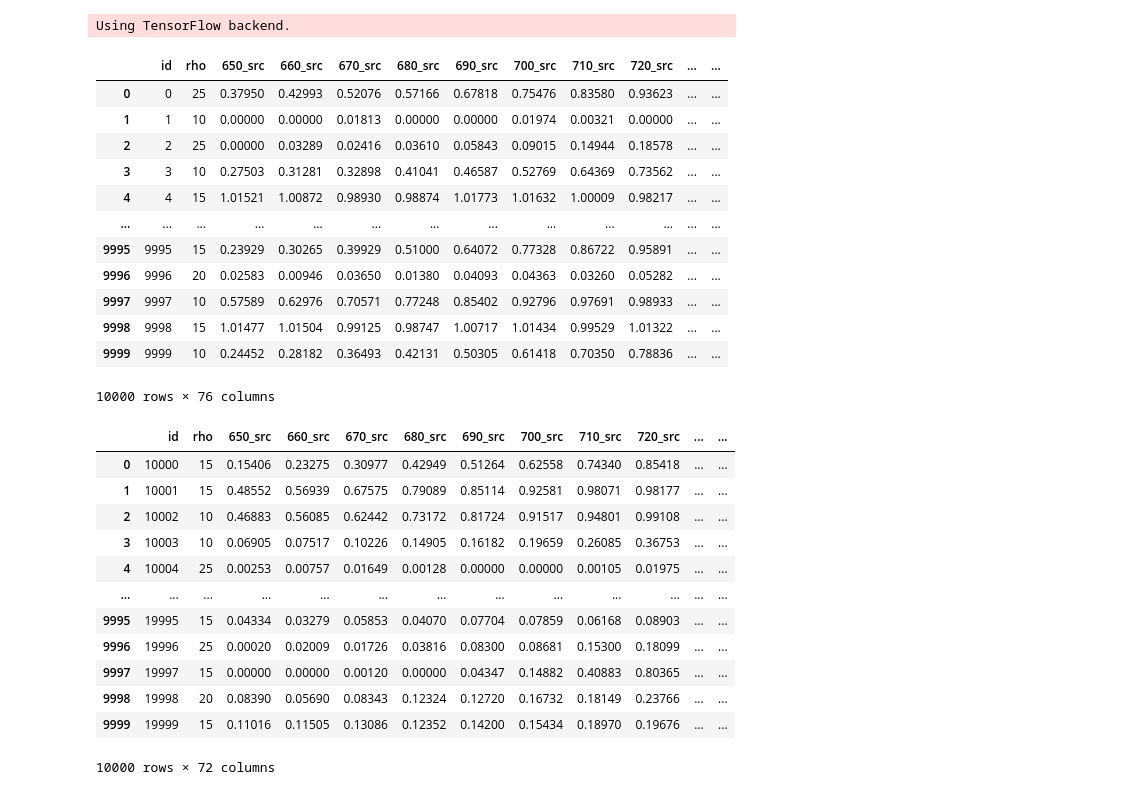
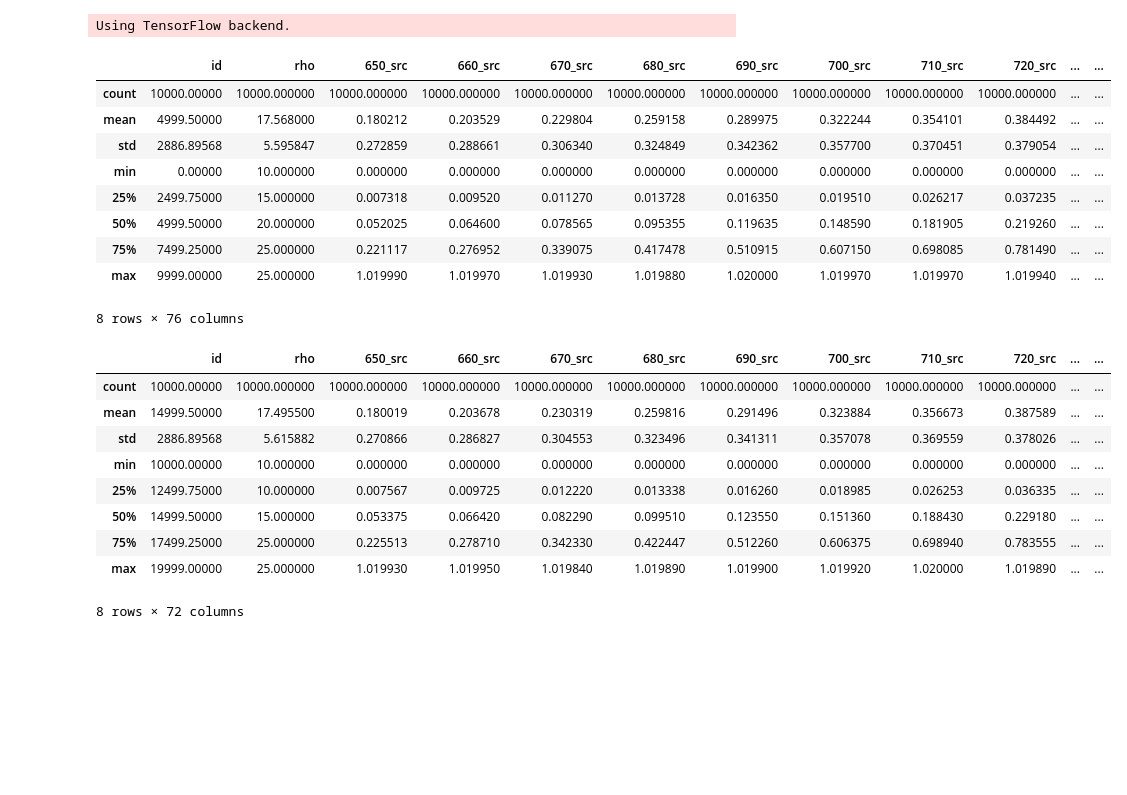
Before and after one commit to GeonhoPyo/LittleForest, a Jupyter notebook: JYH NN.ipynb, the cells around one changed output. Cells and saved outputs as stored; diff of their text form; code cells hidden in the pictures; blank space fills up the shorter version.

```diff
--- a/JYH NN.ipynb
+++ b/JYH NN.ipynb
@@ -32,37 +35,31 @@ filename = 'sample_submission.csv'
 path = PATH_INPUT_DATA + filename
 df_submission = pd.read_csv(path)
 # %%
-df_train
+df_train.describe()
 # %% [output]
 |  | id | rho | 650_src | 660_src | 670_src | 680_src | 690_src | 700_src | 710_src | 720_src | ... | ... |
-| 0 | 0 | 25 | 0.37950 | 0.42993 | 0.52076 | 0.57166 | 0.67818 | 0.75476 | 0.83580 | 0.93623 | ... | ... |
-| 1 | 1 | 10 | 0.00000 | 0.00000 | 0.01813 | 0.00000 | 0.00000 | 0.01974 | 0.00321 | 0.00000 | ... | ... |
-| 2 | 2 | 25 | 0.00000 | 0.03289 | 0.02416 | 0.03610 | 0.05843 | 0.09015 | 0.14944 | 0.18578 | ... | ... |
-| 3 | 3 | 10 | 0.27503 | 0.31281 | 0.32898 | 0.41041 | 0.46587 | 0.52769 | 0.64369 | 0.73562 | ... | ... |
-| 4 | 4 | 15 | 1.01521 | 1.00872 | 0.98930 | 0.98874 | 1.01773 | 1.01632 | 1.00009 | 0.98217 | ... | ... |
-| ... | ... | ... | ... | ... | ... | ... | ... | ... | ... | ... | ... | ... |
-| 9995 | 9995 | 15 | 0.23929 | 0.30265 | 0.39929 | 0.51000 | 0.64072 | 0.77328 | 0.86722 | 0.95891 | ... | ... |
-| 9996 | 9996 | 20 | 0.02583 | 0.00946 | 0.03650 | 0.01380 | 0.04093 | 0.04363 | 0.03260 | 0.05282 | ... | ... |
-| 9997 | 9997 | 10 | 0.57589 | 0.62976 | 0.70571 | 0.77248 | 0.85402 | 0.92796 | 0.97691 | 0.98933 | ... | ... |
-| 9998 | 9998 | 15 | 1.01477 | 1.01504 | 0.99125 | 0.98747 | 1.00717 | 1.01434 | 0.99529 | 1.01322 | ... | ... |
-| 9999 | 9999 | 10 | 0.24452 | 0.28182 | 0.36493 | 0.42131 | 0.50305 | 0.61418 | 0.70350 | 0.78836 | ... | ... |
+| count | 10000.00000 | 10000.000000 | 10000.000000 | 10000.000000 | 10000.000000 | 10000.000000 | 10000.000000 | 10000.000000 | 10000.000000 | 10000.000000 | ... | ... |
+| mean | 4999.50000 | 17.568000 | 0.180212 | 0.203529 | 0.229804 | 0.259158 | 0.289975 | 0.322244 | 0.354101 | 0.384492 | ... | ... |
+| std | 2886.89568 | 5.595847 | 0.272859 | 0.288661 | 0.306340 | 0.324849 | 0.342362 | 0.357700 | 0.370451 | 0.379054 | ... | ... |
+| min | 0.00000 | 10.000000 | 0.000000 | 0.000000 | 0.000000 | 0.000000 | 0.000000 | 0.000000 | 0.000000 | 0.000000 | ... | ... |
+| 25% | 2499.75000 | 15.000000 | 0.007318 | 0.009520 | 0.011270 | 0.013728 | 0.016350 | 0.019510 | 0.026217 | 0.037235 | ... | ... |
+| 50% | 4999.50000 | 20.000000 | 0.052025 | 0.064600 | 0.078565 | 0.095355 | 0.119635 | 0.148590 | 0.181905 | 0.219260 | ... | ... |
+| 75% | 7499.25000 | 25.000000 | 0.221117 | 0.276952 | 0.339075 | 0.417478 | 0.510915 | 0.607150 | 0.698085 | 0.781490 | ... | ... |
+| max | 9999.00000 | 25.000000 | 1.019990 | 1.019970 | 1.019930 | 1.019880 | 1.020000 | 1.019970 | 1.019970 | 1.019940 | ... | ... |
-10000 rows × 76 columns
+8 rows × 76 columns
 # %%
-df_test
+df_test.describe()
 # %% [output]
 |  | id | rho | 650_src | 660_src | 670_src | 680_src | 690_src | 700_src | 710_src | 720_src | ... | ... |
-| 0 | 10000 | 15 | 0.15406 | 0.23275 | 0.30977 | 0.42949 | 0.51264 | 0.62558 | 0.74340 | 0.85418 | ... | ... |
-| 1 | 10001 | 15 | 0.48552 | 0.56939 | 0.67575 | 0.79089 | 0.85114 | 0.92581 | 0.98071 | 0.98177 | ... | ... |
-| 2 | 10002 | 10 | 0.46883 | 0.56085 | 0.62442 | 0.73172 | 0.81724 | 0.91517 | 0.94801 | 0.99108 | ... | ... |
-| 3 | 10003 | 10 | 0.06905 | 0.07517 | 0.10226 | 0.14905 | 0.16182 | 0.19659 | 0.26085 | 0.36753 | ... | ... |
-| 4 | 10004 | 25 | 0.00253 | 0.00757 | 0.01649 | 0.00128 | 0.00000 | 0.00000 | 0.00105 | 0.01975 | ... | ... |
-| ... | ... | ... | ... | ... | ... | ... | ... | ... | ... | ... | ... | ... |
-| 9995 | 19995 | 15 | 0.04334 | 0.03279 | 0.05853 | 0.04070 | 0.07704 | 0.07859 | 0.06168 | 0.08903 | ... | ... |
-| 9996 | 19996 | 25 | 0.00020 | 0.02009 | 0.01726 | 0.03816 | 0.08300 | 0.08681 | 0.15300 | 0.18099 | ... | ... |
-| 9997 | 19997 | 15 | 0.00000 | 0.00000 | 0.00120 | 0.00000 | 0.04347 | 0.14882 | 0.40883 | 0.80365 | ... | ... |
-| 9998 | 19998 | 20 | 0.08390 | 0.05690 | 0.08343 | 0.12324 | 0.12720 | 0.16732 | 0.18149 | 0.23766 | ... | ... |
-| 9999 | 19999 | 15 | 0.11016 | 0.11505 | 0.13086 | 0.12352 | 0.14200 | 0.15434 | 0.18970 | 0.19676 | ... | ... |
+| count | 10000.00000 | 10000.000000 | 10000.000000 | 10000.000000 | 10000.000000 | 10000.000000 | 10000.000000 | 10000.000000 | 10000.000000 | 10000.000000 | ... | ... |
+| mean | 14999.50000 | 17.495500 | 0.180019 | 0.203678 | 0.230319 | 0.259816 | 0.291496 | 0.323884 | 0.356673 | 0.387589 | ... | ... |
+| std | 2886.89568 | 5.615882 | 0.270866 | 0.286827 | 0.304553 | 0.323496 | 0.341311 | 0.357078 | 0.369559 | 0.378026 | ... | ... |
+| min | 10000.00000 | 10.000000 | 0.000000 | 0.000000 | 0.000000 | 0.000000 | 0.000000 | 0.000000 | 0.000000 | 0.000000 | ... | ... |
+| 25% | 12499.75000 | 10.000000 | 0.007567 | 0.009725 | 0.012220 | 0.013338 | 0.016260 | 0.018985 | 0.026253 | 0.036335 | ... | ... |
+| 50% | 14999.50000 | 15.000000 | 0.053375 | 0.066420 | 0.082290 | 0.099510 | 0.123550 | 0.151360 | 0.188430 | 0.229180 | ... | ... |
+| 75% | 17499.25000 | 25.000000 | 0.225513 | 0.278710 | 0.342330 | 0.422447 | 0.512260 | 0.606375 | 0.698940 | 0.783555 | ... | ... |
+| max | 19999.00000 | 25.000000 | 1.019930 | 1.019950 | 1.019840 | 1.019890 | 1.019900 | 1.019920 | 1.020000 | 1.019890 | ... | ... |
-10000 rows × 72 columns
+8 rows × 72 columns
 # %%
 df_train.keys()
 # %% [output]
```
Also changed, not shown: parts of 20 cells of this notebook, 3 other files.
